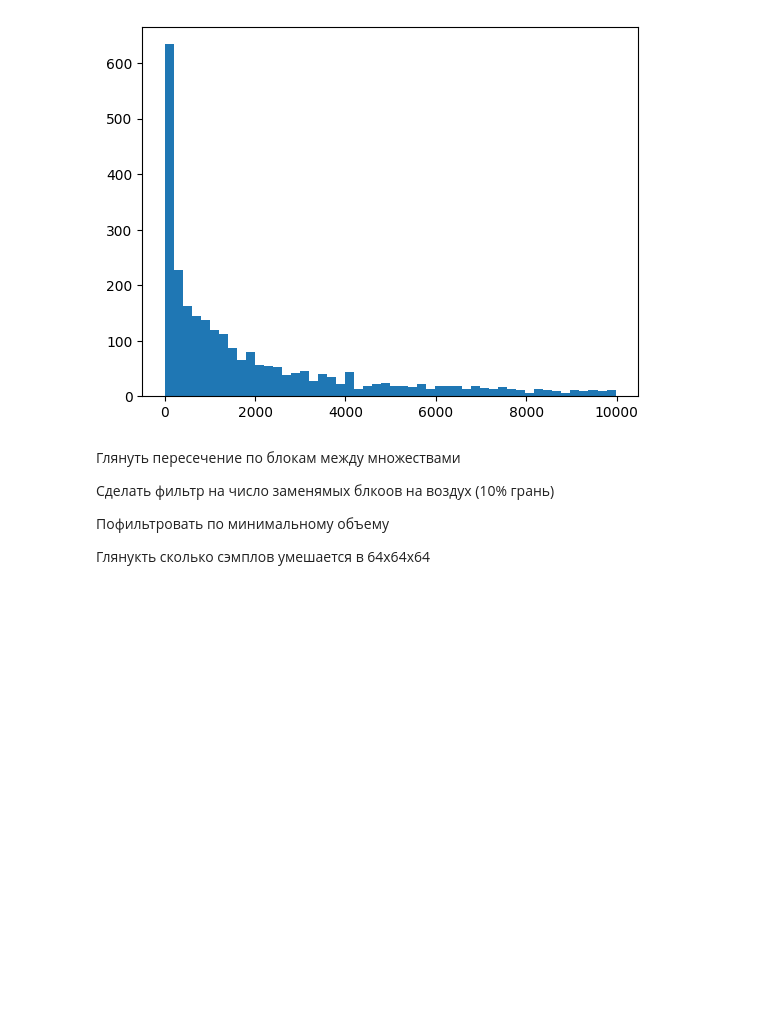
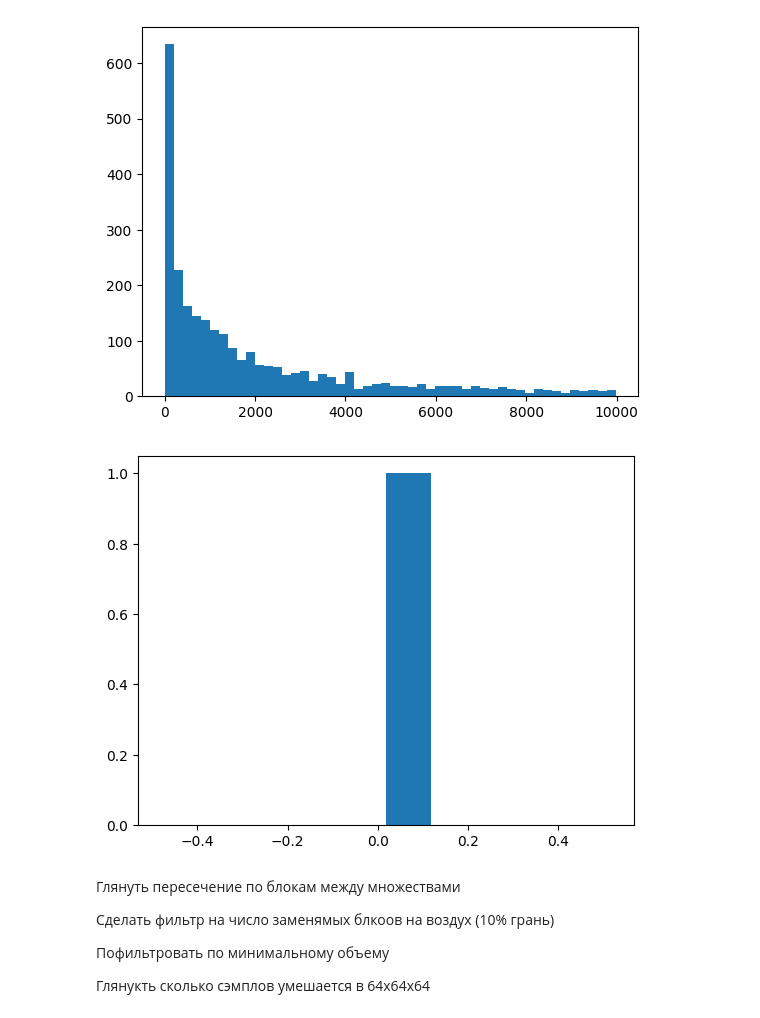
Before and after one commit to oleja1shpep/DiffusionCraft, a Jupyter notebook: src/notebooks/stats.ipynb, the cells around one changed output. Cells and saved outputs as stored; diff of their text form; code cells hidden in the pictures; blank space fills up the shorter version.

```diff
--- a/src/notebooks/stats.ipynb
+++ b/src/notebooks/stats.ipynb
@@ -299,6 +299,7 @@ np.random.shuffle(files)
 limit = len(files)
 
 success_count = 0
+small_builds_count = 0
 for i, file in enumerate(tqdm(files, total=limit)):
     if i >= limit:
         break
@@ -311,6 +312,10 @@ for i, file in enumerate(tqdm(files, total=limit)):
         bounds_array = selection.bounds_array
         shape = np.abs(bounds_array[0] - bounds_array[1])
 
+        if np.any(shape < 8):
+            small_builds_count += 1
+            continue
+
         shapes.append(shape[None, :])
 
         for coords in selection.blocks:
@@ -321,7 +326,7 @@ for i, file in enumerate(tqdm(files, total=limit)):
                 blocks_counter["air"] += 1
                 non_existing_blocks_count += 1
 
-        non_existing_blocks_fraction = non_existing_blocks_count / np.prod(shape)
+        non_existing_blocks_fraction.append(non_existing_blocks_count / np.prod(shape))
         non_existing_blocks_counter[non_existing_blocks_count] += 1
         success_count += 1
         construction.close()
@@ -556,7 +562,9 @@ plt.hist(c[c <= 10000], bins=50);
 # %% [output]
 [figure]
 # %%
-plt.hist(non_existing_blocks_fraction, bins=50);
+plt.hist(non_existing_blocks_fraction, bins=20);
+# %% [output]
+[figure, added]
 # %%
 # from pathlib import Path
 
```
Also changed, not shown: parts of 1 cell of this notebook, 5 other files.
